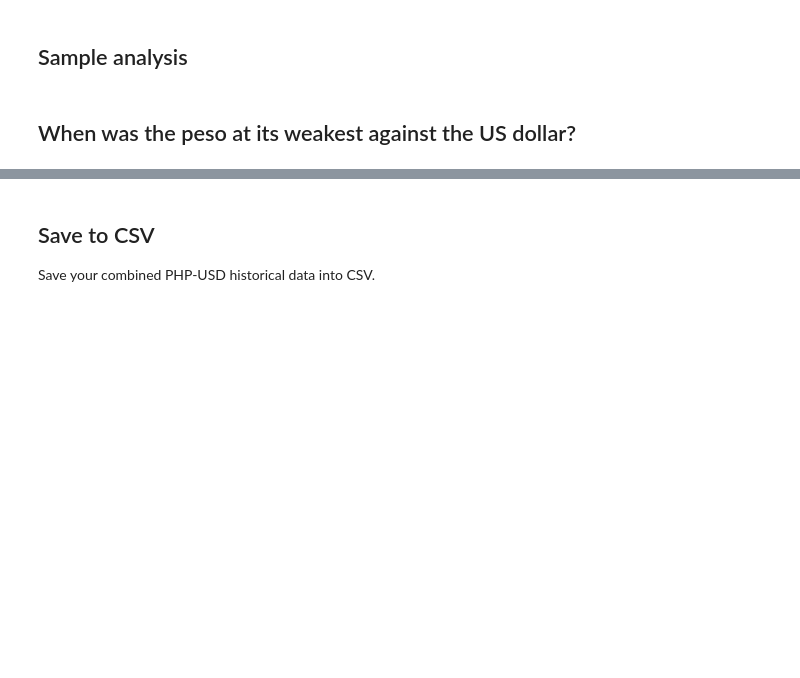
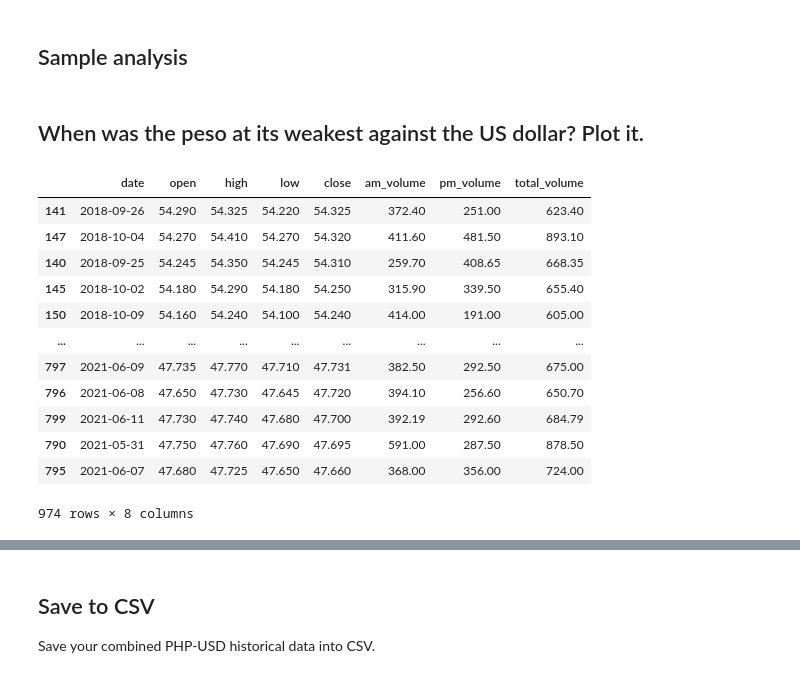
Before and after one commit to pmagtulis/usd-php-forex, a Jupyter notebook: cleaning-forex-ph.ipynb, the cells around one changed output, grey strips where cells are left out. Drawn from its saved outputs; the diff is of its cells as text; code cells hidden in the pictures; blank space fills up the shorter version.

```diff
--- a/cleaning-forex-ph.ipynb
+++ b/cleaning-forex-ph.ipynb
@@ -306,4 +361,20 @@ dtype: object
 # %% [markdown]
 ## Sample analysis
 # %% [markdown]
-## When was the peso at its weakest against the US dollar?
+## When was the peso at its weakest against the US dollar? Plot it.
+# %%
+df_final.sort_values('close',ascending=False)
+# %% [output]
+|  | date | open | high | low | close | am_volume | pm_volume | total_volume |
+| 141 | 2018-09-26 | 54.290 | 54.325 | 54.220 | 54.325 | 372.40 | 251.00 | 623.40 |
+| 147 | 2018-10-04 | 54.270 | 54.410 | 54.270 | 54.320 | 411.60 | 481.50 | 893.10 |
+| 140 | 2018-09-25 | 54.245 | 54.350 | 54.245 | 54.310 | 259.70 | 408.65 | 668.35 |
+| 145 | 2018-10-02 | 54.180 | 54.290 | 54.180 | 54.250 | 315.90 | 339.50 | 655.40 |
+| 150 | 2018-10-09 | 54.160 | 54.240 | 54.100 | 54.240 | 414.00 | 191.00 | 605.00 |
+| ... | ... | ... | ... | ... | ... | ... | ... | ... |
+| 797 | 2021-06-09 | 47.735 | 47.770 | 47.710 | 47.731 | 382.50 | 292.50 | 675.00 |
+| 796 | 2021-06-08 | 47.650 | 47.730 | 47.645 | 47.720 | 394.10 | 256.60 | 650.70 |
+| 799 | 2021-06-11 | 47.730 | 47.740 | 47.680 | 47.700 | 392.19 | 292.60 | 684.79 |
+| 790 | 2021-05-31 | 47.750 | 47.760 | 47.690 | 47.695 | 591.00 | 287.50 | 878.50 |
+| 795 | 2021-06-07 | 47.680 | 47.725 | 47.650 | 47.660 | 368.00 | 356.00 | 724.00 |
+974 rows × 8 columns
```
Also changed, not shown: parts of 25 cells of this notebook.
